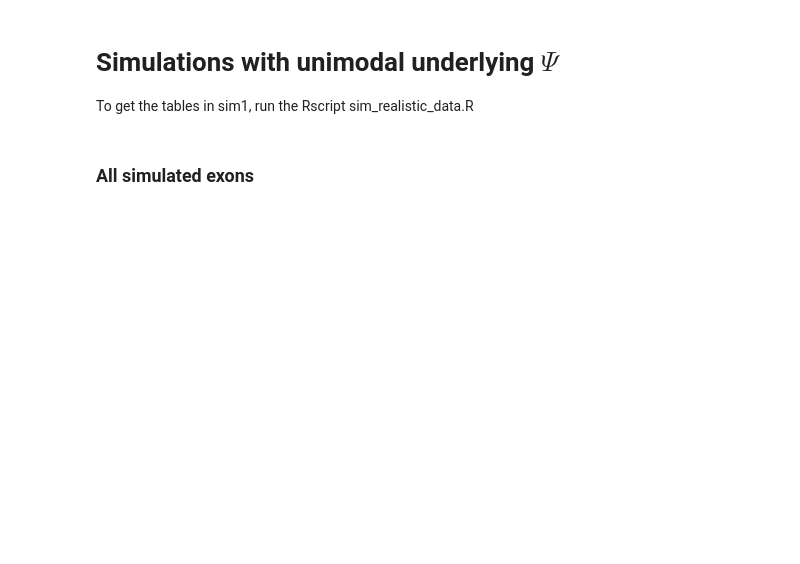
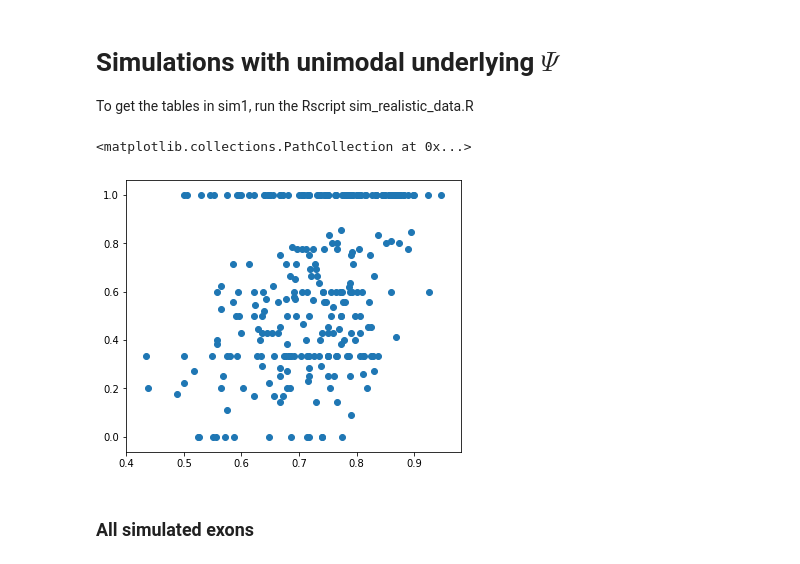
Before and after one commit to lareaulab/sc_binary_splicing, a Jupyter notebook: results/simulations/Simulations.ipynb, the cells around one changed output. Saved outputs shown, nothing was run; the diff lists cells and outputs as text; code cells hidden in the pictures; blank space fills up the shorter version.

```diff
--- a/results/simulations/Simulations.ipynb
+++ b/results/simulations/Simulations.ipynb
@@ -45,3 +45,9 @@ uni_01_counts, uni_01_psi = spu.process_symsim_observed('../../../sim1/unimodal_
+# %%
+figsize(6, 5)
+plt.scatter(uni_true_psi.loc[299], uni_2_psi.loc[299])
+# %% [output]
+<matplotlib.collections.PathCollection at 0x...>
+[figure, added]
 # %%
 sort_uni_expression = uni_true_counts.mean(axis=1).sort_values().index
 bins_uni_true = scp.get_bins_table(uni_true_psi, uni_true_counts)
```
Also changed, not shown: parts of 5 cells of this notebook, 28 other files.
